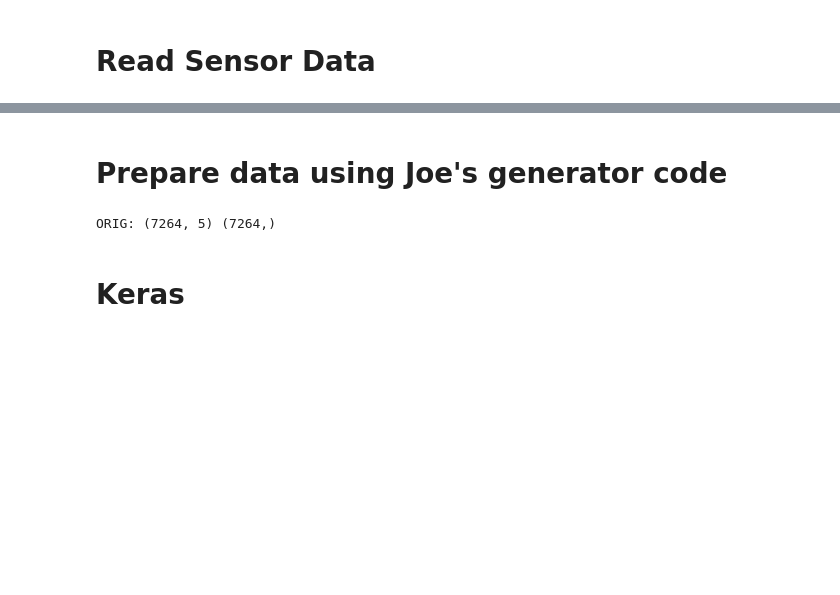
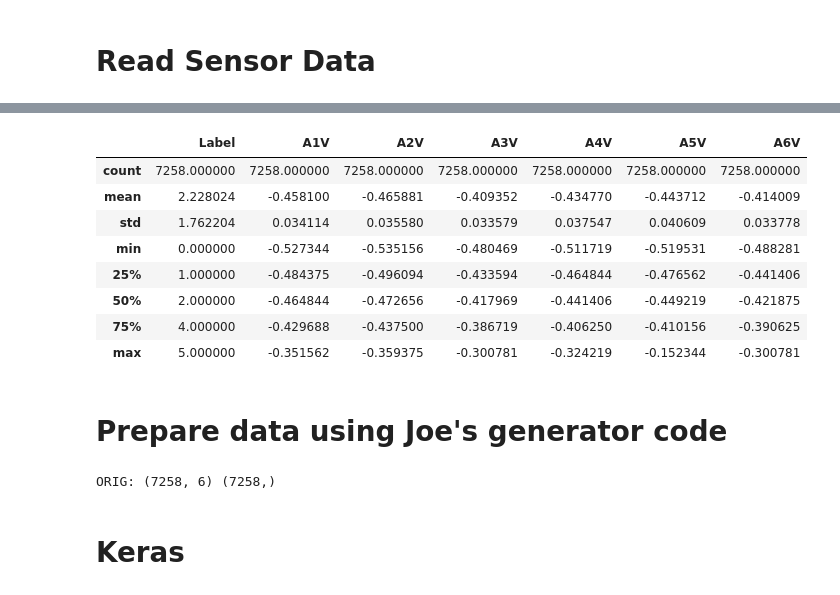
Before and after one commit to mdld/flux, a Jupyter notebook: STUDY02_TS_CLASSIFY_v0_1.ipynb, the cells around one changed output, grey strips where cells are left out. Cells and saved outputs as stored; diff of their text form; code cells hidden in the pictures; blank space fills up the shorter version.

```diff
--- a/STUDY02_TS_CLASSIFY_v0_1.ipynb
+++ b/STUDY02_TS_CLASSIFY_v0_1.ipynb
@@ -30,8 +30,11 @@ import matplotlib.pyplot as plt
 ## Normalise Function
 # %%
 def normalize(dataset):
-    dataNorm=(dataset/256.0)-1            # this line in error for none type and float
-    #dataNorm["Label"]=dataset["Label"]
+    #print("normdef")
+    #print(dataset)
+    dataNorm=(dataset/256.0)-1
+    dataNorm["Label"]=dataset["Label"]
+    #print(dataNorm)
     return dataNorm
 # %% [markdown]
 # Read Sensor Data
@@ -42,12 +45,12 @@ header_list = ["A0L", "A0V", "A1L", "A1V", "A2L", "A2V", "A3L", "A3V", "A4L", "A
 
 alldata = None
 i = -1
-file_list = ["STUDY02/Participant1/Data_230_56.csv",    #file0
-             "STUDY02/Participant1/Data_230_57.csv",    #file1
-             "STUDY02/Participant1/Data_230_58.csv",    #file2
-             "STUDY02/Participant1/Data_230_59.csv",    #file3
-             "STUDY02/Participant1/Data_230_60.csv",    #file4
-             "STUDY02/Participant1/Data_230_61.csv"]    #file5
+file_list = ["STUDY02/Participant1/Data_230_56.csv",    #file0 surprise
+             "STUDY02/Participant1/Data_230_57.csv",    #file1 sadness
+             "STUDY02/Participant1/Data_230_58.csv",    #file2 joy
+             "STUDY02/Participant1/Data_230_59.csv",    #file3 fear
+             "STUDY02/Participant1/Data_230_60.csv",    #file4 anger
+             "STUDY02/Participant1/Data_230_61.csv"]    #file5 disgust
 
 for f in file_list:
   i = i + 1
@@ -55,22 +58,31 @@ for f in file_list:
   file_name = 'file'+str(i)
 
   file = pd.read_csv(f,sep=",",names=header_list,skiprows=3)                                # study02 code
-  #file = file.drop(["A0L","A0V","A1L","A2L","A3L","A4L","A5L","A6L"], axis=1, inplace=True) # study02 code
-  file = file.drop(["A0L","A0V","A1L","A2L","A3L","A4L","A5L","A6L"], axis=1)               # study02 code
+  #file = file.drop(["A0L","A0V","A1L","A2L","A3L","A4L","A5L","A6L"], axis=1, inplace=True) # study02 code - drop label columns
+
+  file = file.drop(["A0L","A0V","A1L","A2L","A3L","A4L","A5L","A6L"], axis=1)               # study02 code - drop label columns
 
   #print(f), print(file_name),print(file.head())
 
-  file = normalize(file)
-  #file = file.groupby(file.Label)
-  #file = file.get_group(1)
   #file['Label'] = i
+  file.insert(0,'Label',i)  # add label column with file number label (represents emotion class)
 
-  alldata = pd.concat([alldata, file], axis=0)
 
-  print(alldata.head())
+  print(file.tail(1))
+
+  file = file.iloc[:-1 , :]
+
+  file = normalize(file)  # use JM's normalize function (above)
+
+  alldata = pd.concat([alldata, file], axis=0)  # combine all 6 datasets into one
+
+
 
   # convert to numpy array (all data, all 6 classes)
   alldata_np = alldata.to_numpy()
   x_data = alldata_np[:,1:]
   y_data = alldata_np[:,0]
+
+print(alldata.head())
+print(alldata.tail())
 # %% [output]
@@ -94,3 +106,15 @@ NaN -0.375000 -0.378906 -0.324219 -0.339844 -0.367188 -0.324219
+# %%
+alldata.describe()
+# %% [output]
+|  | Label | A1V | A2V | A3V | A4V | A5V | A6V |
+| count | 7258.000000 | 7258.000000 | 7258.000000 | 7258.000000 | 7258.000000 | 7258.000000 | 7258.000000 |
+| mean | 2.228024 | -0.458100 | -0.465881 | -0.409352 | -0.434770 | -0.443712 | -0.414009 |
+| std | 1.762204 | 0.034114 | 0.035580 | 0.033579 | 0.037547 | 0.040609 | 0.033778 |
+| min | 0.000000 | -0.527344 | -0.535156 | -0.480469 | -0.511719 | -0.519531 | -0.488281 |
+| 25% | 1.000000 | -0.484375 | -0.496094 | -0.433594 | -0.464844 | -0.476562 | -0.441406 |
+| 50% | 2.000000 | -0.464844 | -0.472656 | -0.417969 | -0.441406 | -0.449219 | -0.421875 |
+| 75% | 4.000000 | -0.429688 | -0.437500 | -0.386719 | -0.406250 | -0.410156 | -0.390625 |
+| max | 5.000000 | -0.351562 | -0.359375 | -0.300781 | -0.324219 | -0.152344 | -0.300781 |
 # %% [markdown]
 # Prepare data using Joe's generator code
 # %%
@@ -98,7 +122,7 @@ from kerasgenerators import *
 # %%
 print("ORIG:",x_data.shape,y_data.shape)
 # %% [output]
-ORIG: (7264, 5) (7264,)
+ORIG: (7258, 6) (7258,)
 # %%
 in_dataset=LabelledHistoryGenerator(source_x=x_data,label_y=y_data,batch_size=BATCH_SIZE,history_x=HISTORY_SIZE,history_y=1)
 
```
Also changed, not shown: parts of 15 cells of this notebook.
